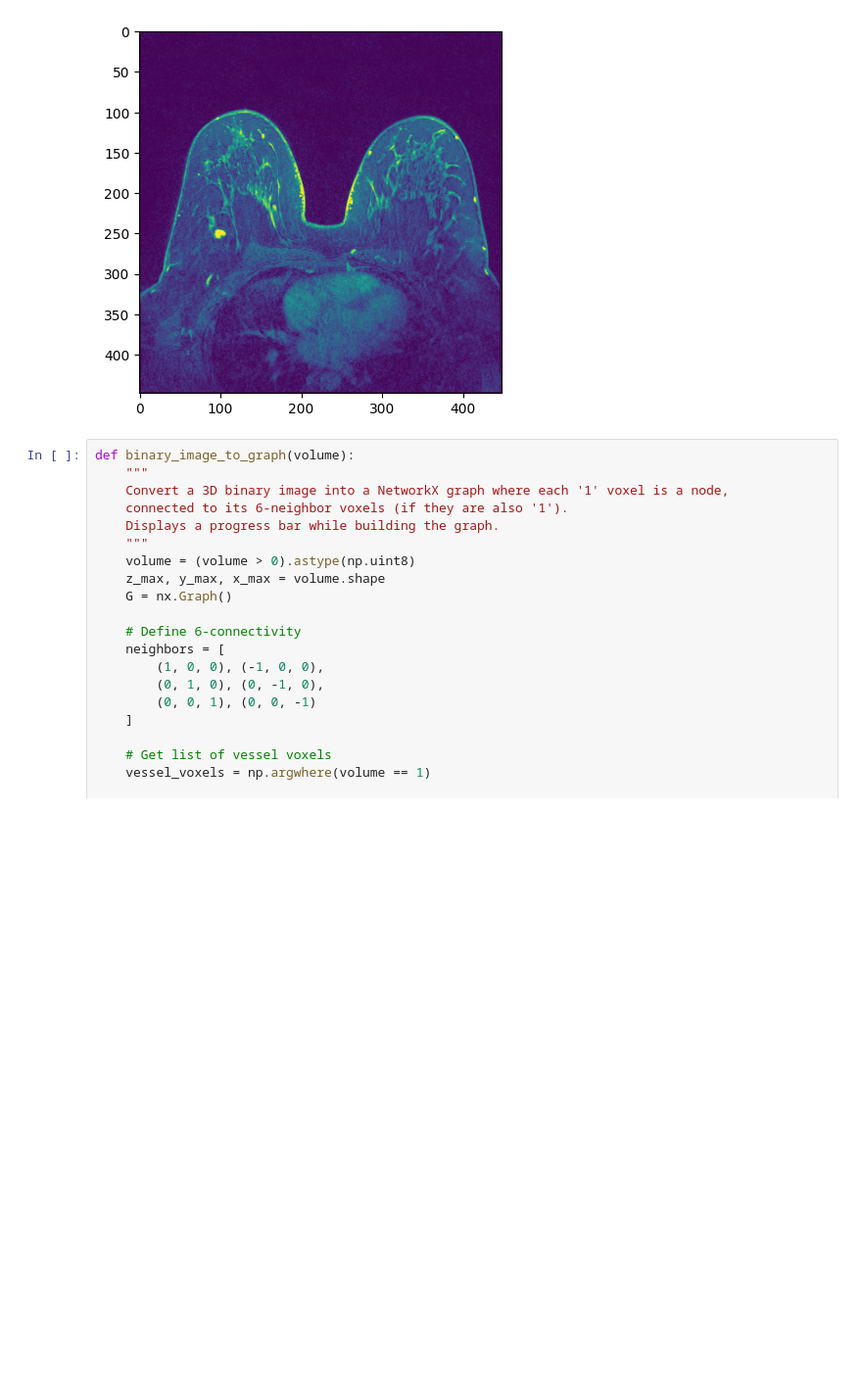
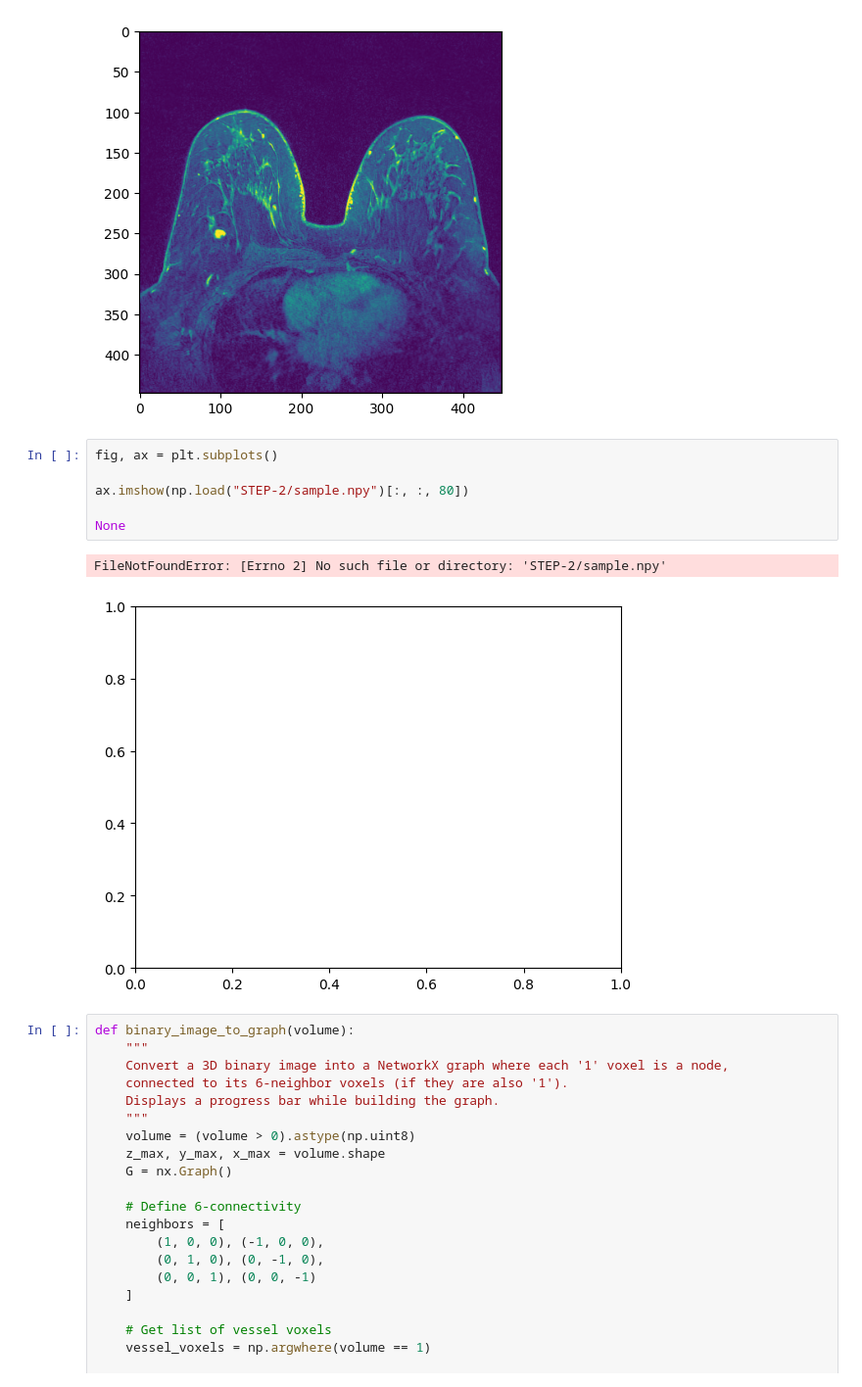
Before and after one commit to dsi-clinic/vanguard, a Jupyter notebook: notebooks/graph_voxels.ipynb, the cells around one changed output. Shown: that part at 98% size. Cells and saved outputs as stored; diff of their text form; blank space fills up the shorter version.

```diff
--- a/notebooks/graph_voxels.ipynb
+++ b/notebooks/graph_voxels.ipynb
@@ -113,6 +138,15 @@ ax.imshow(preprocessed_array[:, :, 80])
 None
 # %% [output]
 [figure]
+# %%
+fig, ax = plt.subplots()
+
+ax.imshow(np.load("STEP-2/sample.npy")[:, :, 80])
+
+None
+# %% [output]
+FileNotFoundError: [Errno 2] No such file or directory: 'STEP-2/sample.npy'
+[figure, added]
 # %%
 def binary_image_to_graph(volume):
     """
```
Also changed, not shown: parts of 3 cells of this notebook.
